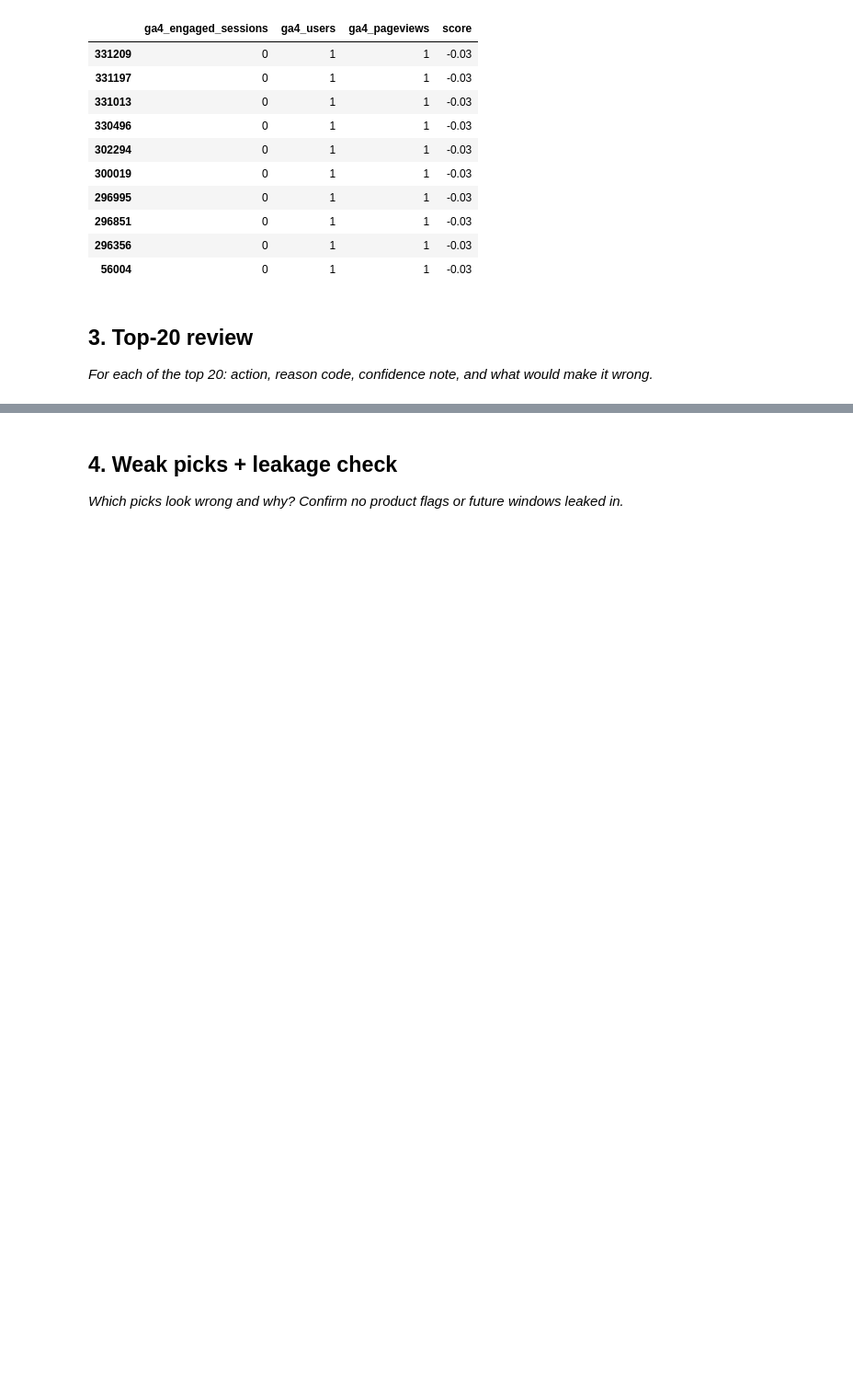
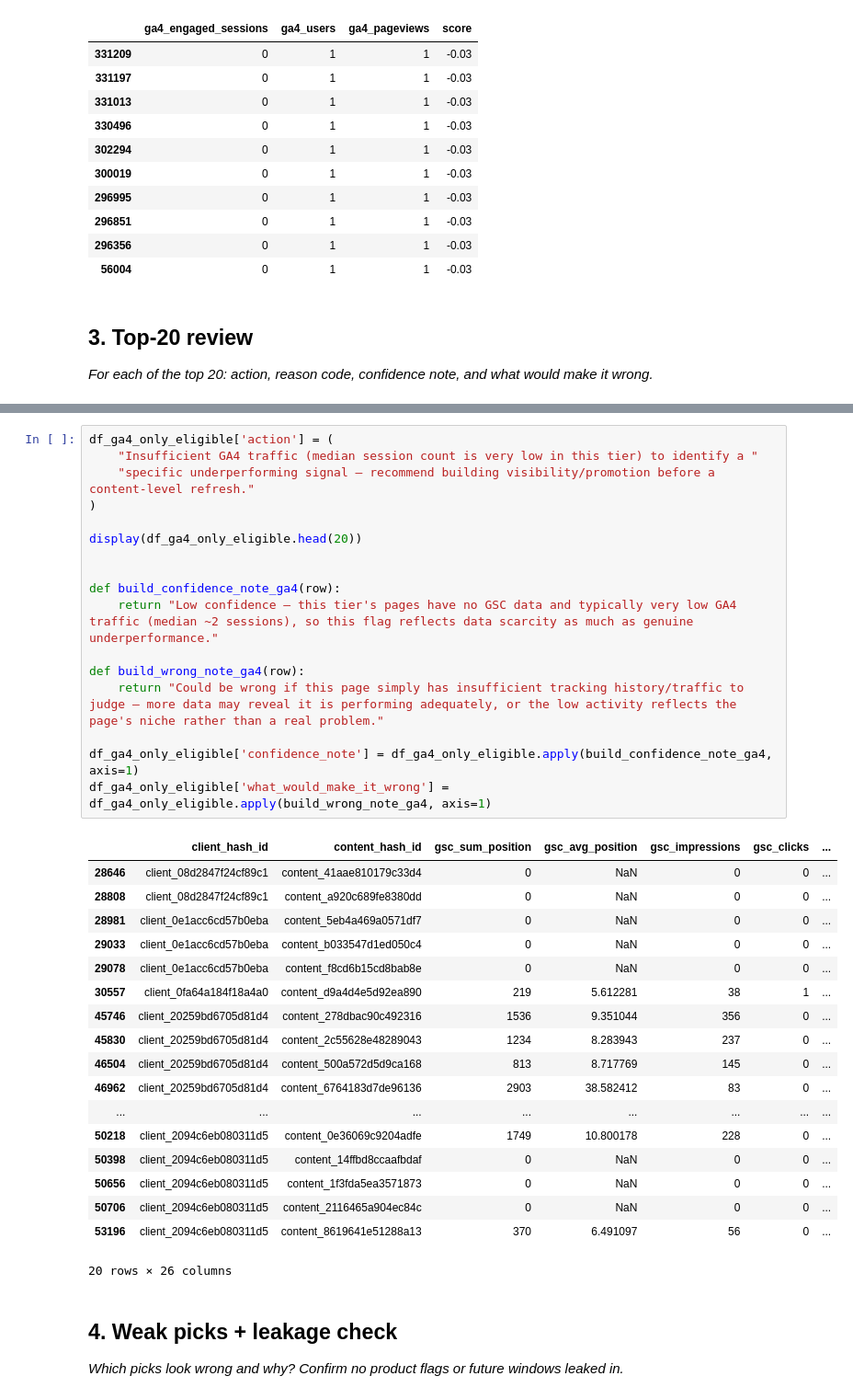
Before and after one commit to ammar-aa/Fly_rank_internship_repo, a Jupyter notebook: work/notebooks/w04_baseline_score.ipynb, the cells around one changed output, grey strips where cells are left out. Shown at 92% size. Cells and saved outputs as stored; diff of their text form; blank space fills up the shorter version.

```diff
--- a/work/notebooks/w04_baseline_score.ipynb
+++ b/work/notebooks/w04_baseline_score.ipynb
@@ -303,3 +431,39 @@ display(df_ga4_only_eligible[['ga4_engaged_sessions', 'ga4_users', 'ga4_pageview
+# %%
+df_ga4_only_eligible['action'] = (
+    "Insufficient GA4 traffic (median session count is very low in this tier) to identify a "
+    "specific underperforming signal — recommend building visibility/promotion before a content-level refresh."
+)
+
+display(df_ga4_only_eligible.head(20))
+
+
+def build_confidence_note_ga4(row):
+    return "Low confidence — this tier's pages have no GSC data and typically very low GA4 traffic (median ~2 sessions), so this flag reflects data scarcity as much as genuine underperformance."
+
+def build_wrong_note_ga4(row):
+    return "Could be wrong if this page simply has insufficient tracking history/traffic to judge — more data may reveal it is performing adequately, or the low activity reflects the page's niche rather than a real problem."
+
+df_ga4_only_eligible['confidence_note'] = df_ga4_only_eligible.apply(build_confidence_note_ga4, axis=1)
+df_ga4_only_eligible['what_would_make_it_wrong'] = df_ga4_only_eligible.apply(build_wrong_note_ga4, axis=1)
+# %% [output]
+|  | client_hash_id | content_hash_id | gsc_sum_position | gsc_avg_position | gsc_impressions | gsc_clicks | ... |
+| 28646 | client_08d2847f24cf89c1 | content_41aae810179c33d4 | 0 | NaN | 0 | 0 | ... |
+| 28808 | client_08d2847f24cf89c1 | content_a920c689fe8380dd | 0 | NaN | 0 | 0 | ... |
+| 28981 | client_0e1acc6cd57b0eba | content_5eb4a469a0571df7 | 0 | NaN | 0 | 0 | ... |
+| 29033 | client_0e1acc6cd57b0eba | content_b033547d1ed050c4 | 0 | NaN | 0 | 0 | ... |
+| 29078 | client_0e1acc6cd57b0eba | content_f8cd6b15cd8bab8e | 0 | NaN | 0 | 0 | ... |
+| 30557 | client_0fa64a184f18a4a0 | content_d9a4d4e5d92ea890 | 219 | 5.612281 | 38 | 1 | ... |
+| 45746 | client_20259bd6705d81d4 | content_278dbac90c492316 | 1536 | 9.351044 | 356 | 0 | ... |
+| 45830 | client_20259bd6705d81d4 | content_2c55628e48289043 | 1234 | 8.283943 | 237 | 0 | ... |
+| 46504 | client_20259bd6705d81d4 | content_500a572d5d9ca168 | 813 | 8.717769 | 145 | 0 | ... |
+| 46962 | client_20259bd6705d81d4 | content_6764183d7de96136 | 2903 | 38.582412 | 83 | 0 | ... |
+| ... | ... | ... | ... | ... | ... | ... | ... |
+| 50218 | client_2094c6eb080311d5 | content_0e36069c9204adfe | 1749 | 10.800178 | 228 | 0 | ... |
+| 50398 | client_2094c6eb080311d5 | content_14ffbd8ccaafbdaf | 0 | NaN | 0 | 0 | ... |
+| 50656 | client_2094c6eb080311d5 | content_1f3fda5ea3571873 | 0 | NaN | 0 | 0 | ... |
+| 50706 | client_2094c6eb080311d5 | content_2116465a904ec84c | 0 | NaN | 0 | 0 | ... |
+| 53196 | client_2094c6eb080311d5 | content_8619641e51288a13 | 370 | 6.491097 | 56 | 0 | ... |
+20 rows × 26 columns
 # %% [markdown]
 ## 4. Weak picks + leakage check
 
```
Also changed, not shown: parts of 4 cells of this notebook.
